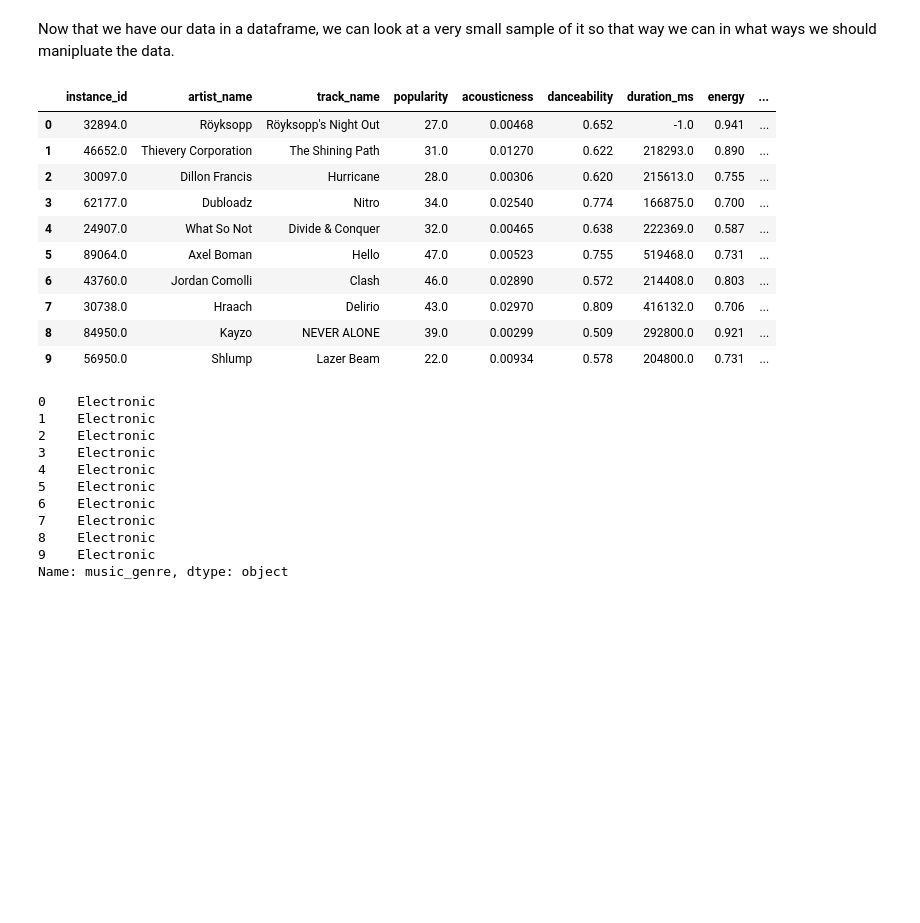
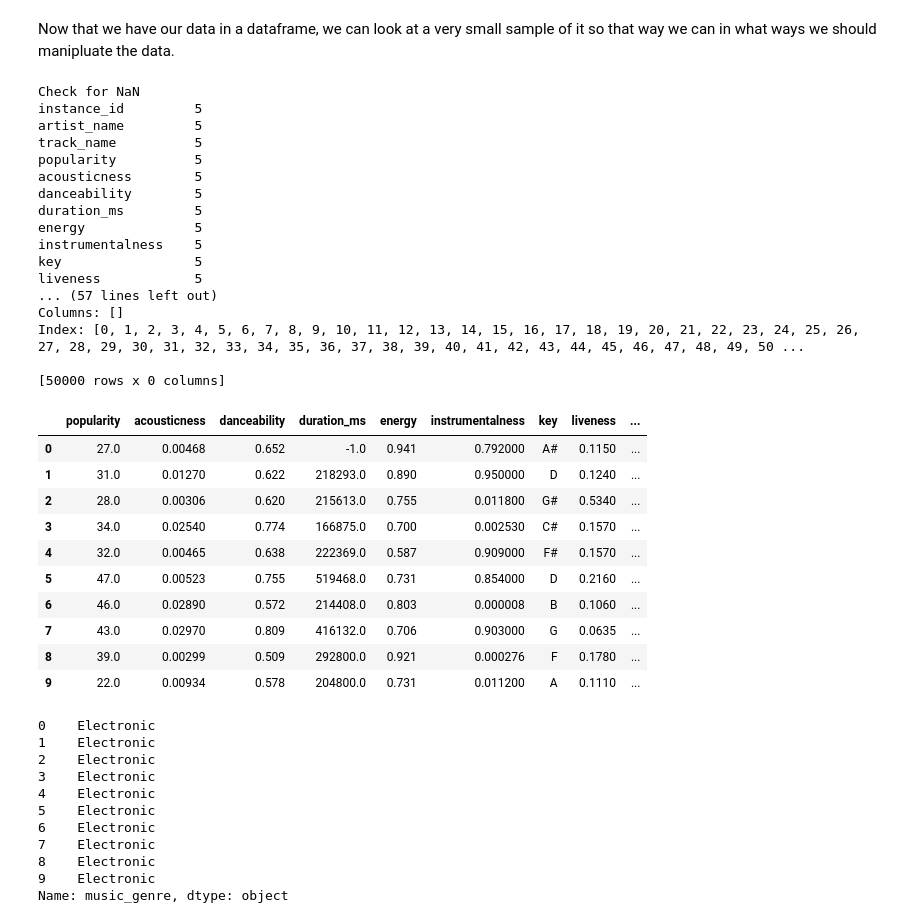
Before and after one commit to zavierand/spotify-song-classification, a Jupyter notebook: spotify-classification.ipynb, the cells around one changed output. Cells and saved outputs as stored; diff of their text form; code cells hidden in the pictures; blank space fills up the shorter version.

```diff
--- a/spotify-classification.ipynb
+++ b/spotify-classification.ipynb
@@ -49,22 +68,54 @@ df.head(n = 10)
 # %% [markdown]
 Now that we have our data in a dataframe, we can look at a very small sample of it so that way we can in what ways we should manipluate the data.
 # %%
-X = df.drop(columns = 'music_genre')
+# check for any na
+print('Check for NaN')
+print(df.isna().sum())
+print(df[df.isna().all(axis=1)])  # rows with all NaNs
+print(df.loc[:, df.isna().all(axis=0)])  # columns with all NaNs
+
+df = df.dropna(how='all')  # or 'all' if whole rows are missing
+
+print('Confirm NaN is removed')
+print(df.isna().sum())
+print(df[df.isna().all(axis=1)])  # rows with all NaNs
+print(df.loc[:, df.isna().all(axis=0)])  # columns with all NaNs
+
+X = df.drop(columns = ['music_genre', 'track_name', 'instance_id', 'artist_name', 'obtained_date'])
 y = df['music_genre']
 
+artist_name = df['artist_name']
+
 X.head(n = 10)
 # %% [output]
+Check for NaN
+instance_id         5
+artist_name         5
+track_name          5
+popularity          5
+acousticness        5
+danceability        5
+duration_ms         5
+energy              5
+instrumentalness    5
+key                 5
+liveness            5
+... (57 lines left out)
+Columns: []
+Index: [0, 1, 2, 3, 4, 5, 6, 7, 8, 9, 10, 11, 12, 13, 14, 15, 16, 17, 18, 19, 20, 21, 22, 23, 24, 25, 26, 27, 28, 29, 30, 31, 32, 33, 34, 35, 36, 37, 38, 39, 40, 41, 42, 43, 44, 45, 46, 47, 48, 49, 50 ...
+
+[50000 rows x 0 columns]
-|  | instance_id | artist_name | track_name | popularity | acousticness | danceability | duration_ms | energy | ... |
-| 0 | 32894.0 | Röyksopp | Röyksopp's Night Out | 27.0 | 0.00468 | 0.652 | -1.0 | 0.941 | ... |
-| 1 | 46652.0 | Thievery Corporation | The Shining Path | 31.0 | 0.01270 | 0.622 | 218293.0 | 0.890 | ... |
-| 2 | 30097.0 | Dillon Francis | Hurricane | 28.0 | 0.00306 | 0.620 | 215613.0 | 0.755 | ... |
-| 3 | 62177.0 | Dubloadz | Nitro | 34.0 | 0.02540 | 0.774 | 166875.0 | 0.700 | ... |
-| 4 | 24907.0 | What So Not | Divide & Conquer | 32.0 | 0.00465 | 0.638 | 222369.0 | 0.587 | ... |
-| 5 | 89064.0 | Axel Boman | Hello | 47.0 | 0.00523 | 0.755 | 519468.0 | 0.731 | ... |
-| 6 | 43760.0 | Jordan Comolli | Clash | 46.0 | 0.02890 | 0.572 | 214408.0 | 0.803 | ... |
-| 7 | 30738.0 | Hraach | Delirio | 43.0 | 0.02970 | 0.809 | 416132.0 | 0.706 | ... |
-| 8 | 84950.0 | Kayzo | NEVER ALONE | 39.0 | 0.00299 | 0.509 | 292800.0 | 0.921 | ... |
-| 9 | 56950.0 | Shlump | Lazer Beam | 22.0 | 0.00934 | 0.578 | 204800.0 | 0.731 | ... |
+|  | popularity | acousticness | danceability | duration_ms | energy | instrumentalness | key | liveness | ... |
+| 0 | 27.0 | 0.00468 | 0.652 | -1.0 | 0.941 | 0.792000 | A# | 0.1150 | ... |
+| 1 | 31.0 | 0.01270 | 0.622 | 218293.0 | 0.890 | 0.950000 | D | 0.1240 | ... |
+| 2 | 28.0 | 0.00306 | 0.620 | 215613.0 | 0.755 | 0.011800 | G# | 0.5340 | ... |
+| 3 | 34.0 | 0.02540 | 0.774 | 166875.0 | 0.700 | 0.002530 | C# | 0.1570 | ... |
+| 4 | 32.0 | 0.00465 | 0.638 | 222369.0 | 0.587 | 0.909000 | F# | 0.1570 | ... |
+| 5 | 47.0 | 0.00523 | 0.755 | 519468.0 | 0.731 | 0.854000 | D | 0.2160 | ... |
+| 6 | 46.0 | 0.02890 | 0.572 | 214408.0 | 0.803 | 0.000008 | B | 0.1060 | ... |
+| 7 | 43.0 | 0.02970 | 0.809 | 416132.0 | 0.706 | 0.903000 | G | 0.0635 | ... |
+| 8 | 39.0 | 0.00299 | 0.509 | 292800.0 | 0.921 | 0.000276 | F | 0.1780 | ... |
+| 9 | 22.0 | 0.00934 | 0.578 | 204800.0 | 0.731 | 0.011200 | A | 0.1110 | ... |
 # %%
 y.head(n = 10)
 # %% [output]
```
Also changed, not shown: parts of 70 cells of this notebook, 3 other files.
